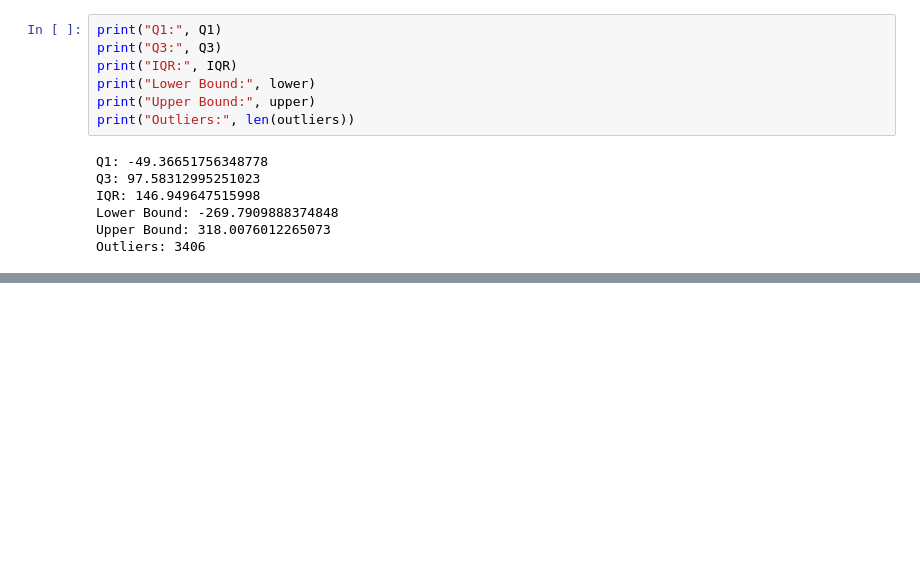
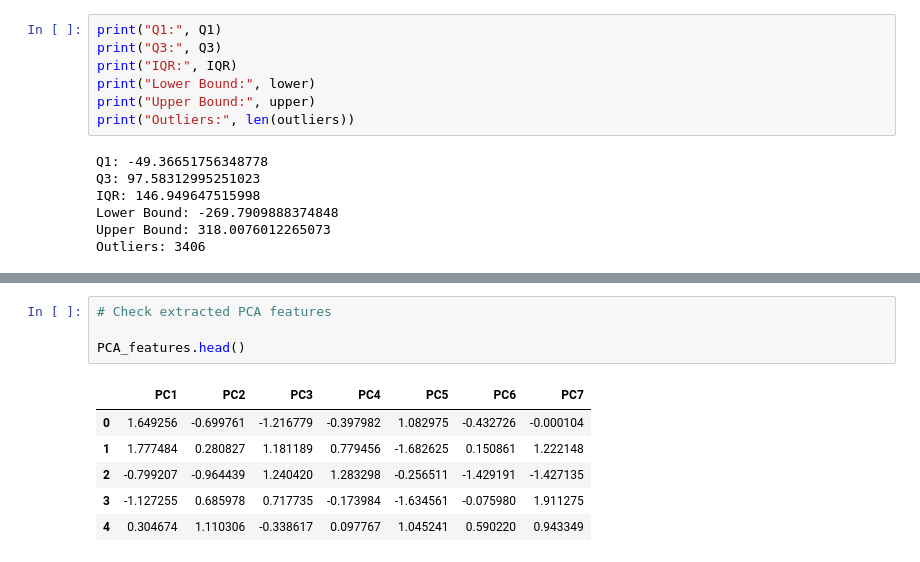
Before and after one commit to AJ0043/AI-Future-of-Jobs-Intelligence-Platform, a Jupyter notebook: AI_Adoption_&_Growth_Analysis.ipynb, the cells around one changed output, grey strips where cells are left out. Drawn from its saved outputs; the diff is of its cells as text; blank space fills up the shorter version.

```diff
--- a/AI_Adoption_&_Growth_Analysis.ipynb
+++ b/AI_Adoption_&_Growth_Analysis.ipynb
@@ -2823,0 +3129,11 @@ Outliers: 3406
+# %%
+# Check extracted PCA features
+
+PCA_features.head()
+# %% [output]
+|  | PC1 | PC2 | PC3 | PC4 | PC5 | PC6 | PC7 |
+| 0 | 1.649256 | -0.699761 | -1.216779 | -0.397982 | 1.082975 | -0.432726 | -0.000104 |
+| 1 | 1.777484 | 0.280827 | 1.181189 | 0.779456 | -1.682625 | 0.150861 | 1.222148 |
+| 2 | -0.799207 | -0.964439 | 1.240420 | 1.283298 | -0.256511 | -1.429191 | -1.427135 |
+| 3 | -1.127255 | 0.685978 | 0.717735 | -0.173984 | -1.634561 | -0.075980 | 1.911275 |
+| 4 | 0.304674 | 1.110306 | -0.338617 | 0.097767 | 1.045241 | 0.590220 | 0.943349 |
```
Also changed, not shown: parts of 29 cells of this notebook.
